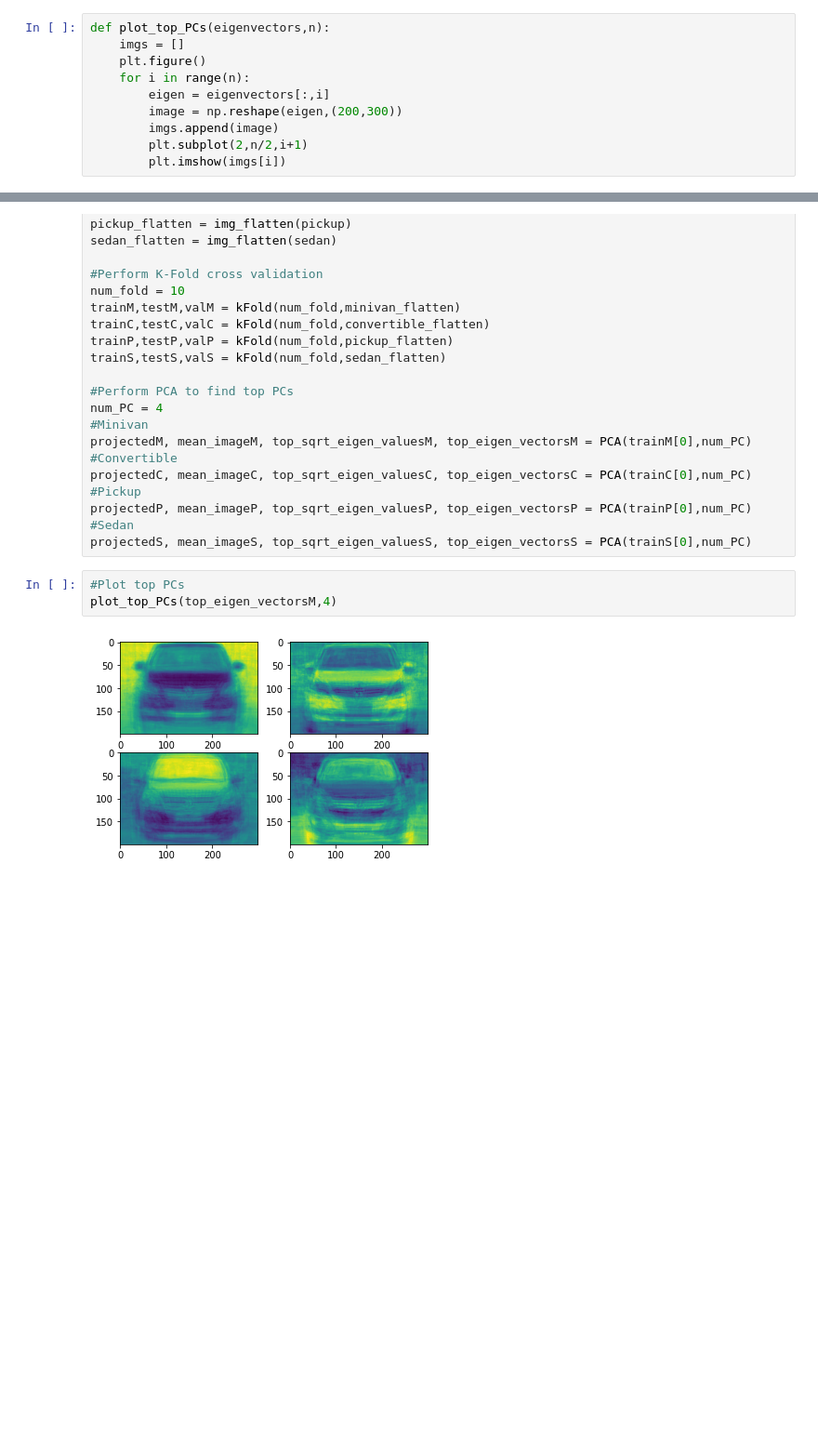
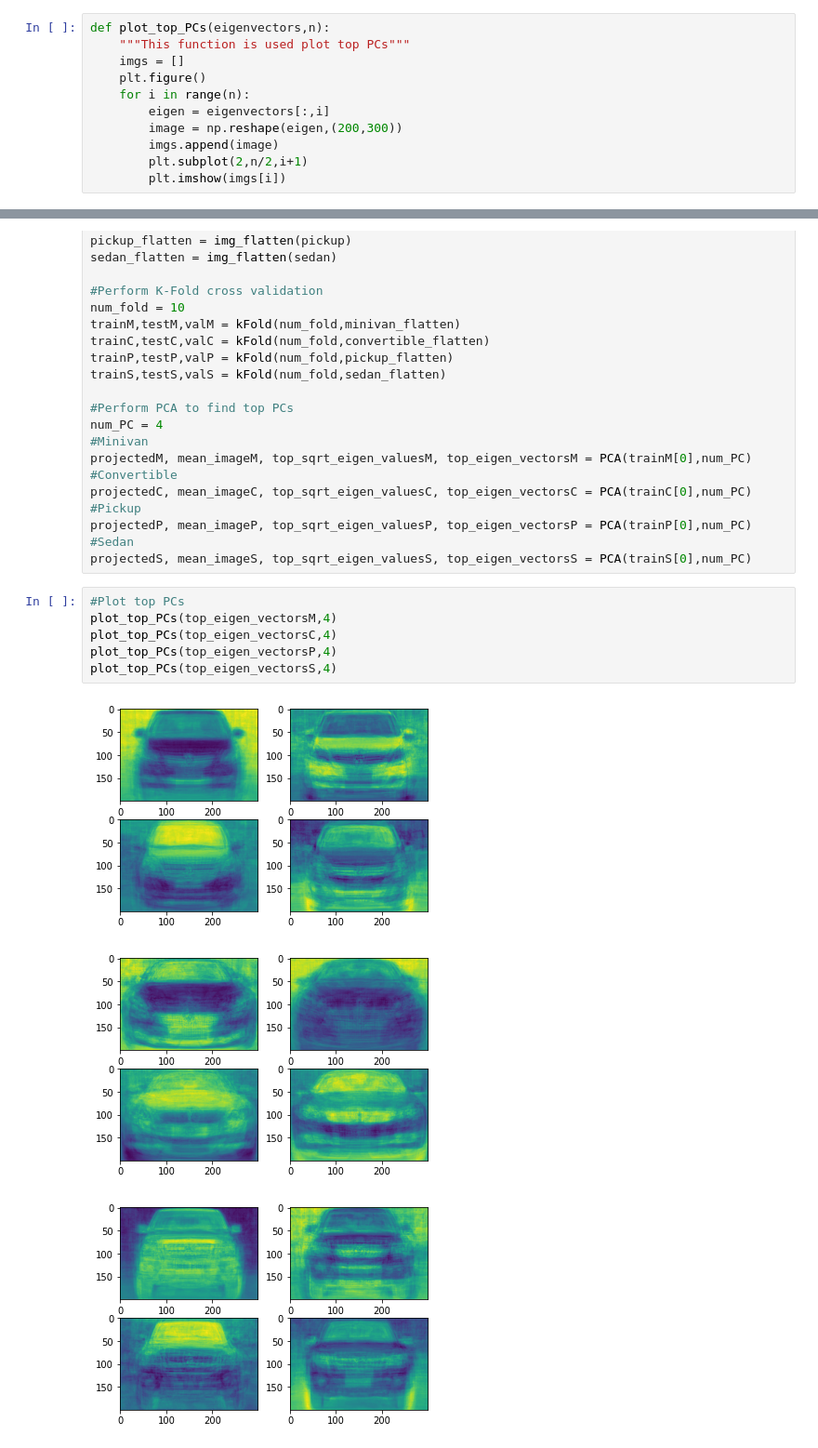
Before and after one commit to XinyiZhang42/CSE251B-PA1, a Jupyter notebook: CSE251B PA1(1).ipynb, the cells around one changed output, grey strips where cells are left out. Shown at 93% size. Cells and saved outputs as stored; diff of their text form; blank space fills up the shorter version.

```diff
--- a/CSE251B PA1(1).ipynb
+++ b/CSE251B PA1(1).ipynb
@@ -54,6 +54,7 @@ def img_flatten(img):
     return np.array(flatten_img)
 # %%
 def plot_top_PCs(eigenvectors,n):
+    """This function is used plot top PCs"""
     imgs = []
     plt.figure()
     for i in range(n):
@@ -95,5 +96,10 @@ projectedS, mean_imageS, top_sqrt_eigen_valuesS, top_eigen_vectorsS = PCA(trainS
 # %%
 #Plot top PCs
 plot_top_PCs(top_eigen_vectorsM,4)
+plot_top_PCs(top_eigen_vectorsC,4)
+plot_top_PCs(top_eigen_vectorsP,4)
+plot_top_PCs(top_eigen_vectorsS,4)
 # %% [output]
 [figure]
+[figure, added]
+[figure, added]
```
Also changed, not shown: parts of 7 cells of this notebook.
